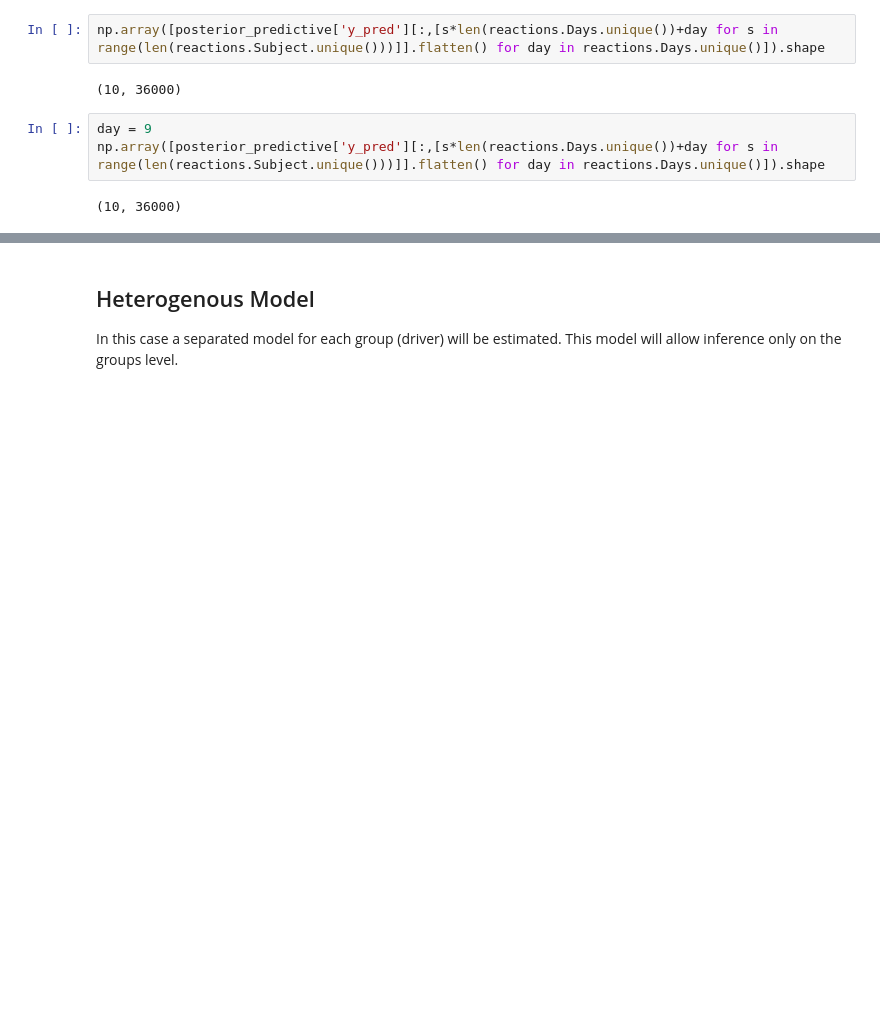
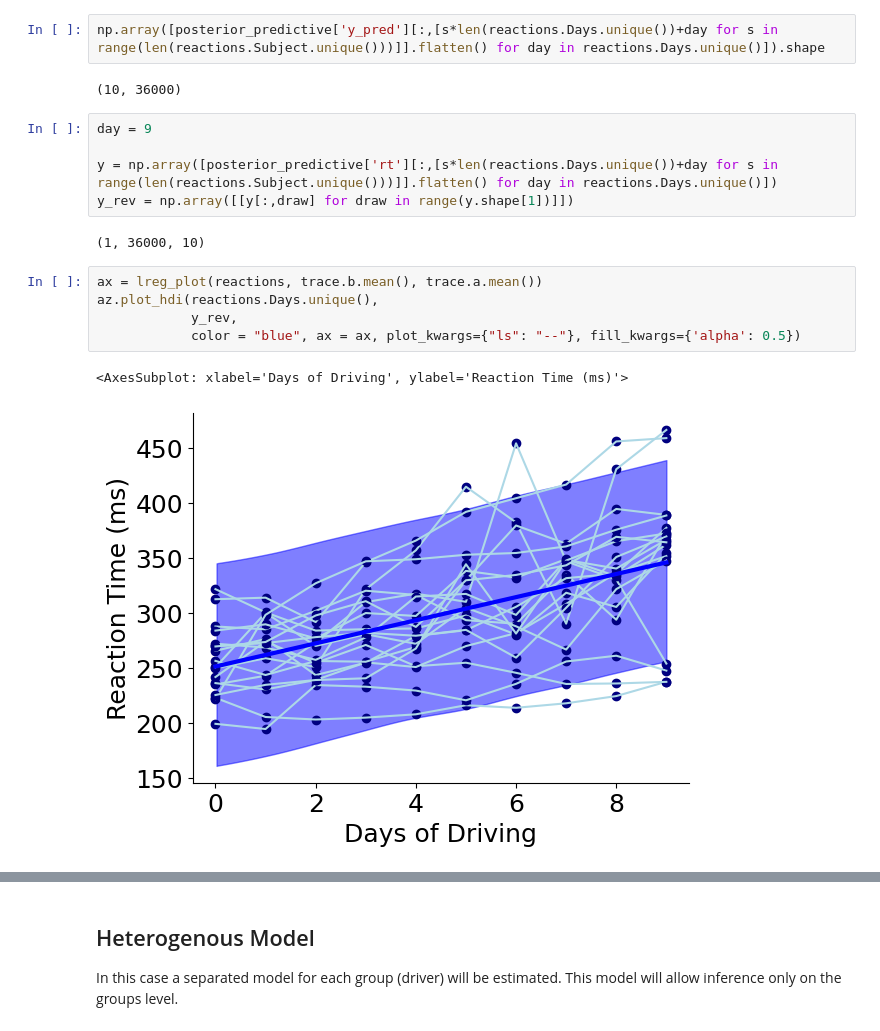
Before and after one commit to evdoxiataka/thesis_examples, a Jupyter notebook: driver_reaction_time.ipynb, the cells around one changed output, grey strips where cells are left out. Drawn from its saved outputs; the diff is of its cells as text; blank space fills up the shorter version.

```diff
--- a/driver_reaction_time.ipynb
+++ b/driver_reaction_time.ipynb
@@ -187,7 +158,17 @@ np.array([posterior_predictive['y_pred'][:,[s*len(reactions.Days.unique())+day f
 (10, 36000)
 # %%
 day = 9
-np.array([posterior_predictive['y_pred'][:,[s*len(reactions.Days.unique())+day for s in range(len(reactions.Subject.unique()))]].flatten() for day in reactions.Days.unique()]).shape
+
+y = np.array([posterior_predictive['rt'][:,[s*len(reactions.Days.unique())+day for s in range(len(reactions.Subject.unique()))]].flatten() for day in reactions.Days.unique()])
+y_rev = np.array([[y[:,draw] for draw in range(y.shape[1])]])
 # %% [output]
-(10, 36000)
+(1, 36000, 10)
+# %%
+ax = lreg_plot(reactions, trace.b.mean(), trace.a.mean())
+az.plot_hdi(reactions.Days.unique(),
+            y_rev,
+            color = "blue", ax = ax, plot_kwargs={"ls": "--"}, fill_kwargs={'alpha': 0.5})
+# %% [output]
+<AxesSubplot: xlabel='Days of Driving', ylabel='Reaction Time (ms)'>
+[figure, added]
 # %%
```
Also changed, not shown: parts of 11 cells of this notebook, 1 other file.
